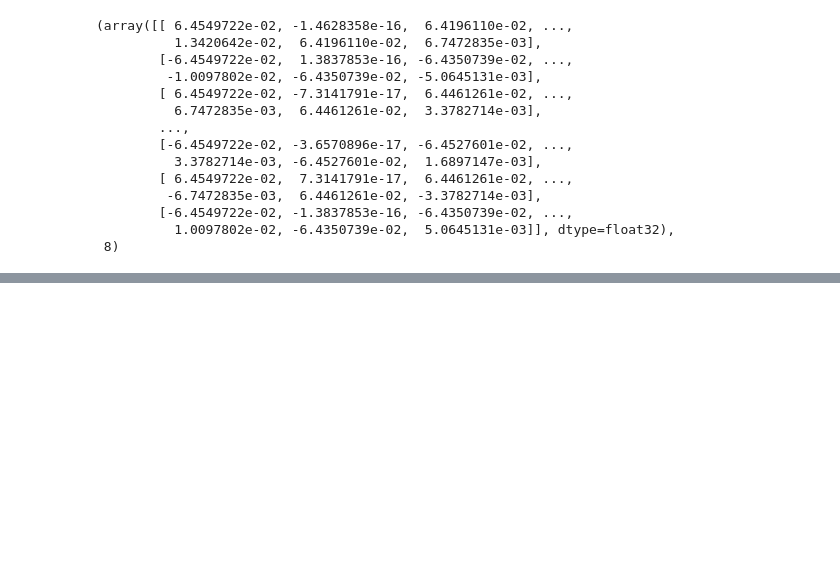
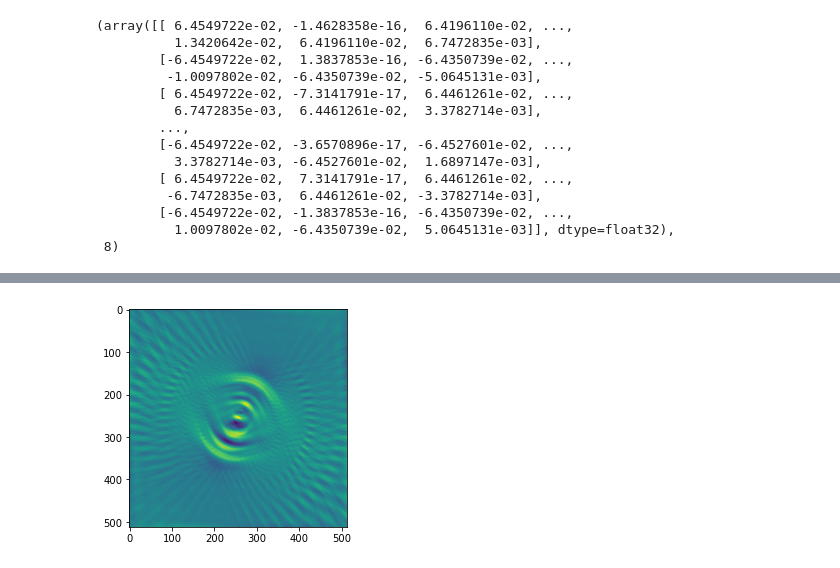
Before and after one commit to tomograph/DynamicExplore, a Jupyter notebook: TestRectv.ipynb, the cells around one changed output, grey strips where cells are left out. Saved outputs shown, nothing was run; the diff lists cells and outputs as text; code cells hidden in the pictures; blank space fills up the shorter version.

```diff
--- a/TestRectv.ipynb
+++ b/TestRectv.ipynb
@@ -24,7 +24,7 @@ for i,file in enumerate(files):
 volume = volume.astype('float32')
 #Need a bit of trasposing for the data to work....
 #data = np.swapaxes(volume, 1,2)
-data = np.swapaxes(volume, 1,0)[200:250]
+data = np.swapaxes(volume, 1,0)#[200:250]
 [nz, ntheta, n] = data.shape
 nz, ntheta, n
 # %% [output]
@@ -107,6 +154,8 @@ nz, ntheta, n
 # %%
 
-slice = 230
+slice = 25
 time = 2
 plt.imshow(rtv[slice,time])
 plt.show()
+# %% [output]
+[figure, added]
```
Also changed, not shown: parts of 13 cells of this notebook, 45 other files.
